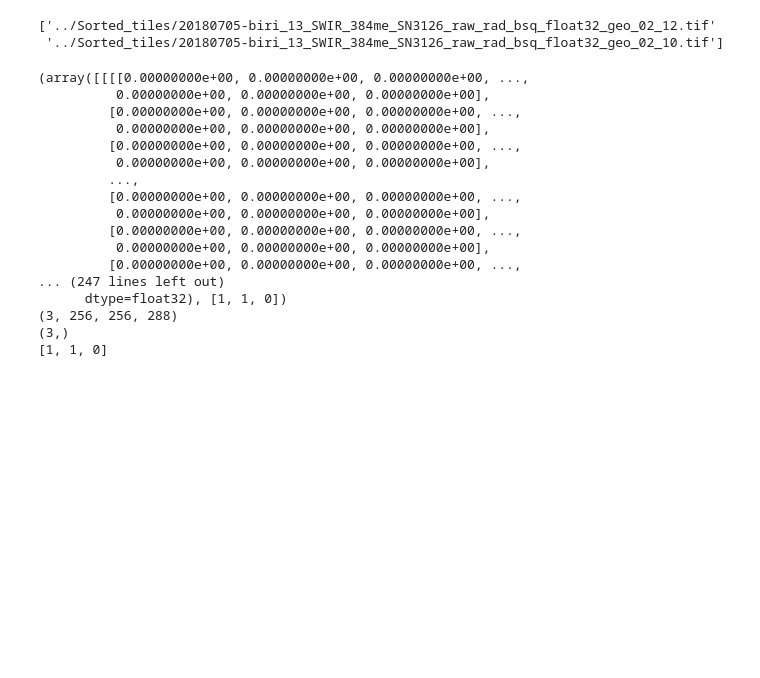
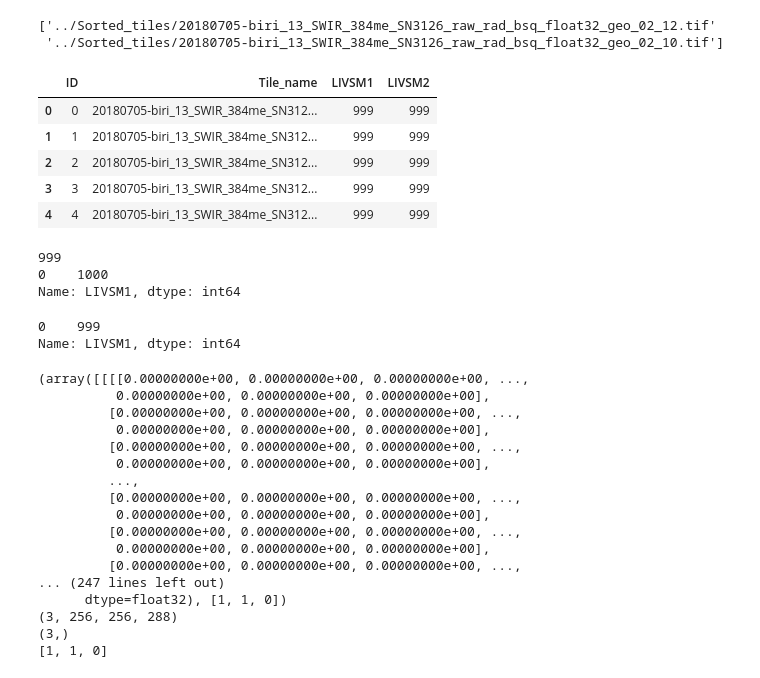
Before and after one commit to JonHidlePedersen/Master-thesis-Jon-Hidle-Pedersen, a Jupyter notebook: Kode/Opening images in Keras.ipynb, the cells around one changed output. Saved outputs shown, nothing was run; the diff lists cells and outputs as text; code cells hidden in the pictures; blank space fills up the shorter version.

```diff
--- a/Kode/Opening images in Keras.ipynb
+++ b/Kode/Opening images in Keras.ipynb
@@ -78,6 +79,70 @@ def image_generator(files, batch_size = 3):
           batch_x = np.stack(batch_input, axis=0)
 
           yield(batch_x, batch_y)
+# %%
+import pandas as pd
+labelfile = pd.read_csv('../Sorted_tiles/labeled_tiles.csv')
+labelfile.head()
+# %% [output]
+|  | ID | Tile_name | LIVSM1 | LIVSM2 |
+| 0 | 0 | 20180705-biri_13_SWIR_384me_SN312... | 999 | 999 |
+| 1 | 1 | 20180705-biri_13_SWIR_384me_SN312... | 999 | 999 |
+| 2 | 2 | 20180705-biri_13_SWIR_384me_SN312... | 999 | 999 |
+| 3 | 3 | 20180705-biri_13_SWIR_384me_SN312... | 999 | 999 |
+| 4 | 4 | 20180705-biri_13_SWIR_384me_SN312... | 999 | 999 |
+# %%
+# kk = labelfile.loc[labelfile['ID'] == 0]['LIVSM1']
+kk = labelfile[labelfile.ID == 0]['LIVSM1']
+print(int(kk))
+print(kk + 1)
+# %% [output]
+999
+0    1000
+Name: LIVSM1, dtype: int64
+# %%
+def get_input(path):
+
+    img = imageio.imread(path)
+
+    return(img)
+
+
+def image_generator(folder_path, label_file, batch_size = 3):
+    # folder_path: path to folder where images are placed.
+    # label_file: csv file with labels and filenames.
+
+    # Check that all images are the same size. Dimentions
+    while True:
+
+        int(labelfile[labelfile.Tile_name == ]['LIVSM1'])
+        batch_input = []
+        batch_y = 0
+        batch_x = 0
+
+
+        # Select files (paths/indices) for the batch
+        batch_paths = np.random.choice(a = folder_path,
+                                     size = batch_size)
+
+        # Read in each input, perform preprocessing and get labels
+
+        for input_path in batch_paths:
+
+          input = get_input(input_path)
+          batch_input += [ input ]
+
+          # Set a label
+          label = int(labelfile[labelfile.Tile_name == ]['LIVSM1'])
+
+          batch_y.append(int(label)) # Needs to be int not string
+
+        # Return a tuple of (input,output) to feed the network
+        batch_x = np.stack(batch_input, axis=0)
+
+        yield(batch_x, batch_y)
+# %% [output]
+0    999
+Name: LIVSM1, dtype: int64
 # %%
 test_generated_images = image_generator(list_images)
 generert = next(test_generated_images)
```
Also changed, not shown: parts of 1 cell of this notebook, 1 other file.
